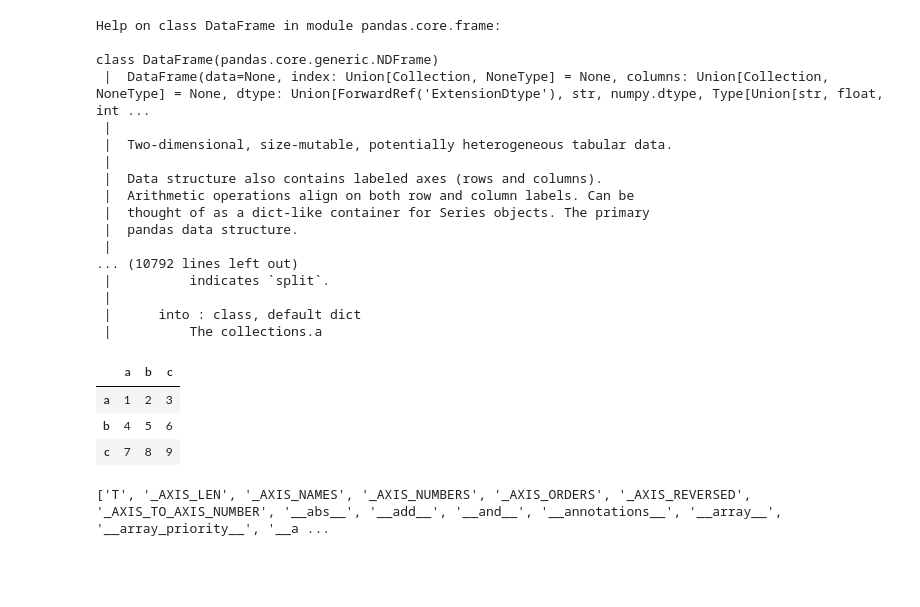
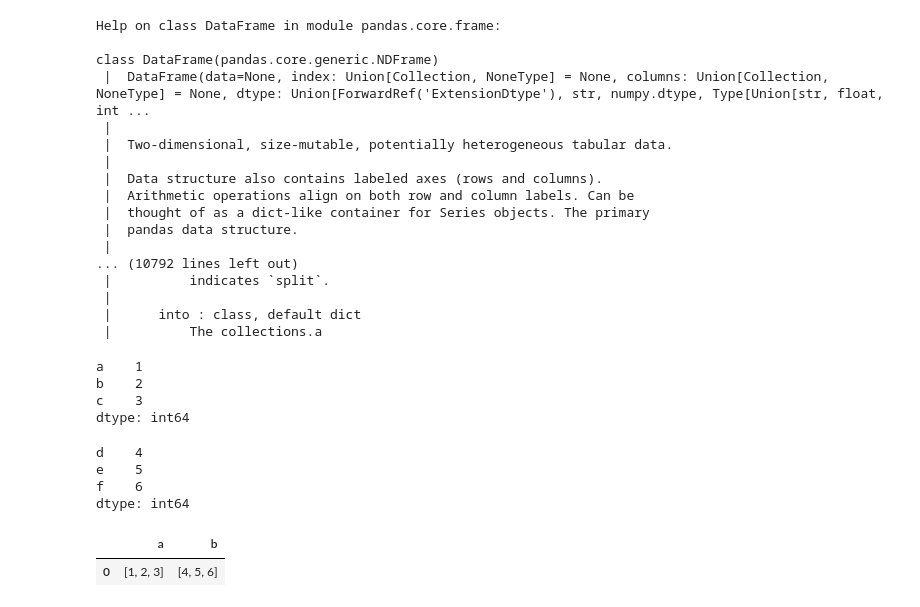
Before and after one commit to Govind-Patwal/My_Testing_Corner_at_GitHub, a Jupyter notebook: KaggleCourse/Pandas/Untitled.ipynb, the cells around one changed output. Saved outputs shown, nothing was run; the diff lists cells and outputs as text; code cells hidden in the pictures; blank space fills up the shorter version.

```diff
--- a/KaggleCourse/Pandas/Untitled.ipynb
+++ b/KaggleCourse/Pandas/Untitled.ipynb
@@ -34,16 +34,27 @@ class DataFrame(pandas.core.generic.NDFrame)
  |      into : class, default dict
  |          The collections.a
 # %%
-
-data2 = [[1, 2, 3], [4, 5, 6], [7, 8, 9]]
-df2 = pd.DataFrame(data=data2, columns=['a', 'b', 'c'], index = ['a', 'b', 'c'])
-df2
+data1 = [1, 2, 3]
+series1 = pd.Series(data=data1, index = ['a', 'b', 'c'])
+series1
 # %% [output]
-|  | a | b | c |
-| a | 1 | 2 | 3 |
-| b | 4 | 5 | 6 |
-| c | 7 | 8 | 9 |
+a    1
+b    2
+c    3
+dtype: int64
-# %%
-print(dir(pd.DataFrame))
-# %% [output]
-['T', '_AXIS_LEN', '_AXIS_NAMES', '_AXIS_NUMBERS', '_AXIS_ORDERS', '_AXIS_REVERSED', '_AXIS_TO_AXIS_NUMBER', '__abs__', '__add__', '__and__', '__annotations__', '__array__', '__array_priority__', '__a ...
+# %%
+data2 = [4, 5, 6]
+series2 = pd.Series(data=data2, index = ['d', 'e', 'f'])
+series2
+# %% [output]
+d    4
+e    5
+f    6
+dtype: int64
+# %%
+data3=[series1,series2]
+df = pd.DataFrame(data=data'a':[data1],'b':[data2]})
+df
+# %% [output]
+|  | a | b |
+| 0 | [1, 2, 3] | [4, 5, 6] |
```
Also changed, not shown: 1 other file.
